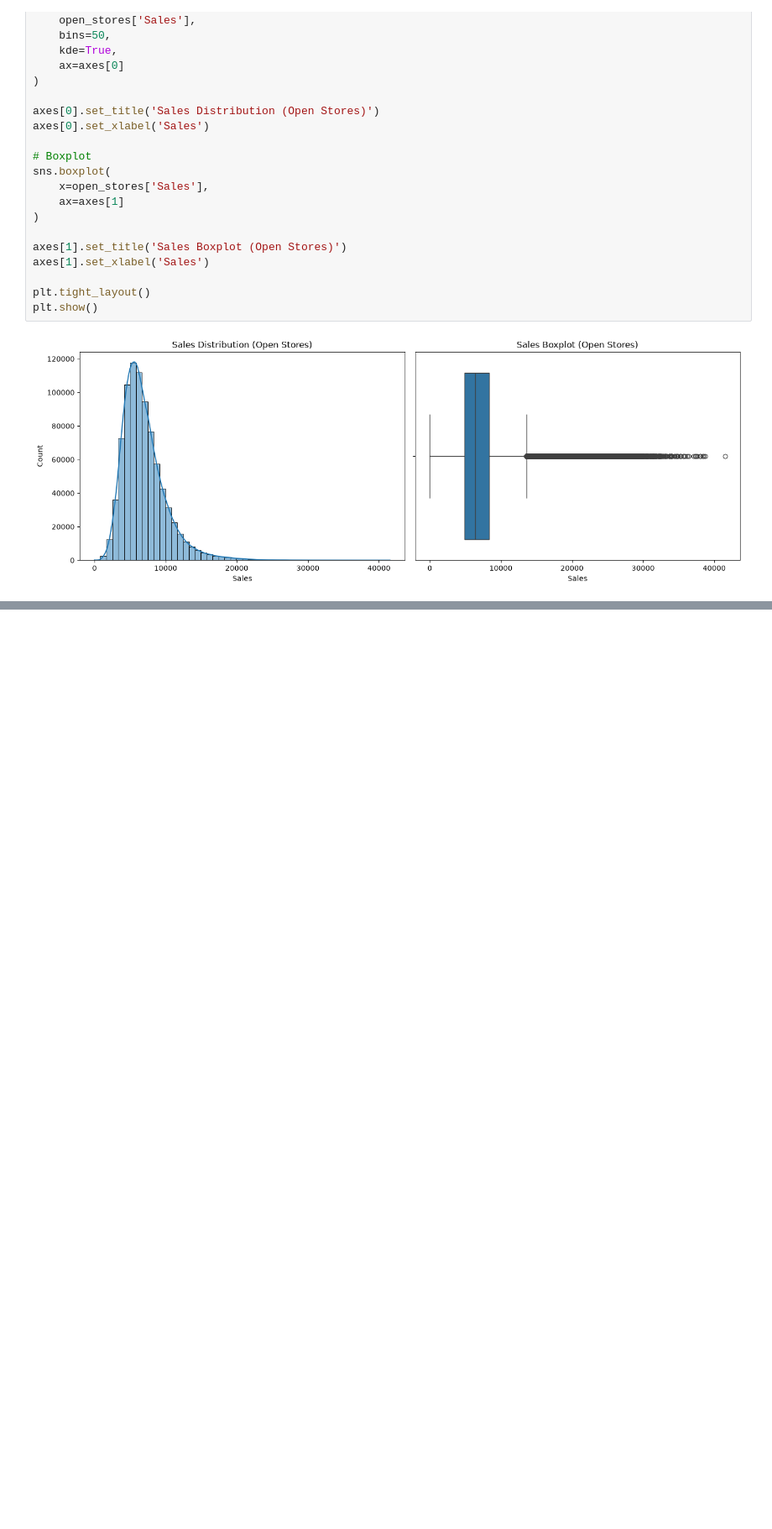
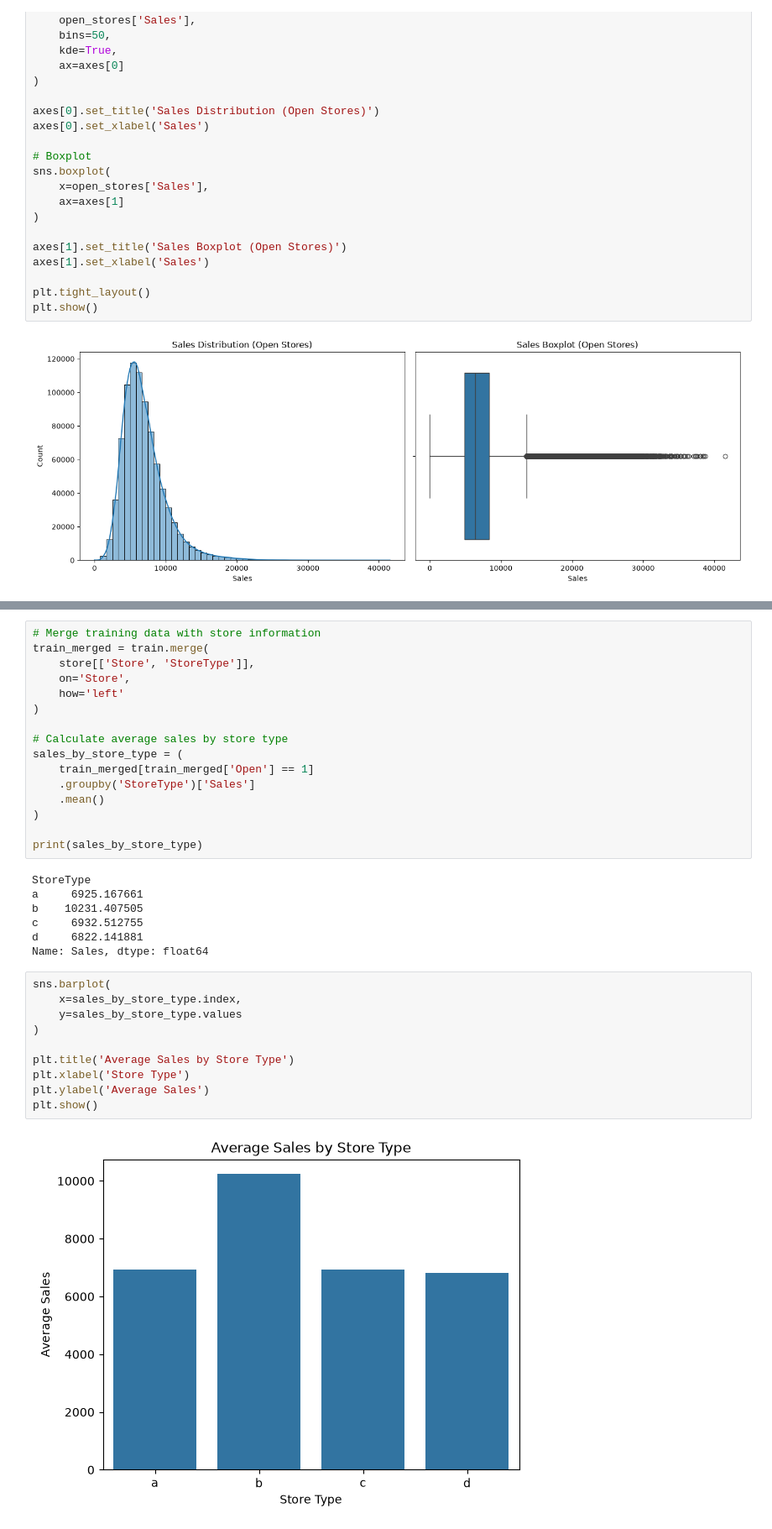
Before and after one commit to MaryamHashemi2002/Retail-Sales-Forecasting-ML, a Jupyter notebook: notebooks/01_data_exploration.ipynb, the cells around one changed output, grey strips where cells are left out. Shown at 84% size. Cells and saved outputs as stored; diff of their text form; blank space fills up the shorter version.

```diff
--- a/notebooks/01_data_exploration.ipynb
+++ b/notebooks/01_data_exploration.ipynb
@@ -376,0 +426,35 @@ plt.show()
+# %%
+# Merge training data with store information
+train_merged = train.merge(
+    store[['Store', 'StoreType']],
+    on='Store',
+    how='left'
+)
+
+# Calculate average sales by store type
+sales_by_store_type = (
+    train_merged[train_merged['Open'] == 1]
+    .groupby('StoreType')['Sales']
+    .mean()
+)
+
+print(sales_by_store_type)
+# %% [output]
+StoreType
+a     6925.167661
+b    10231.407505
+c     6932.512755
+d     6822.141881
+Name: Sales, dtype: float64
+# %%
+sns.barplot(
+    x=sales_by_store_type.index,
+    y=sales_by_store_type.values
+)
+
+plt.title('Average Sales by Store Type')
+plt.xlabel('Store Type')
+plt.ylabel('Average Sales')
+plt.show()
+# %% [output]
+[figure, added]
```
Also changed, not shown: parts of 35 cells of this notebook.
